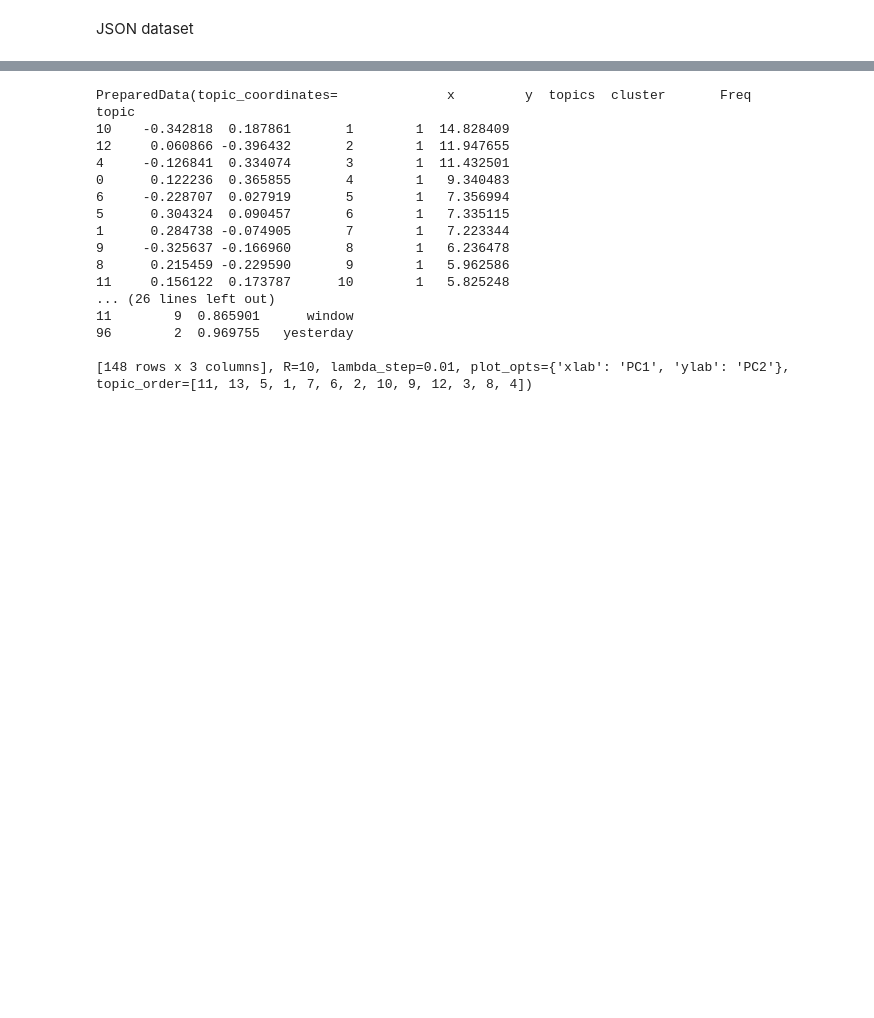
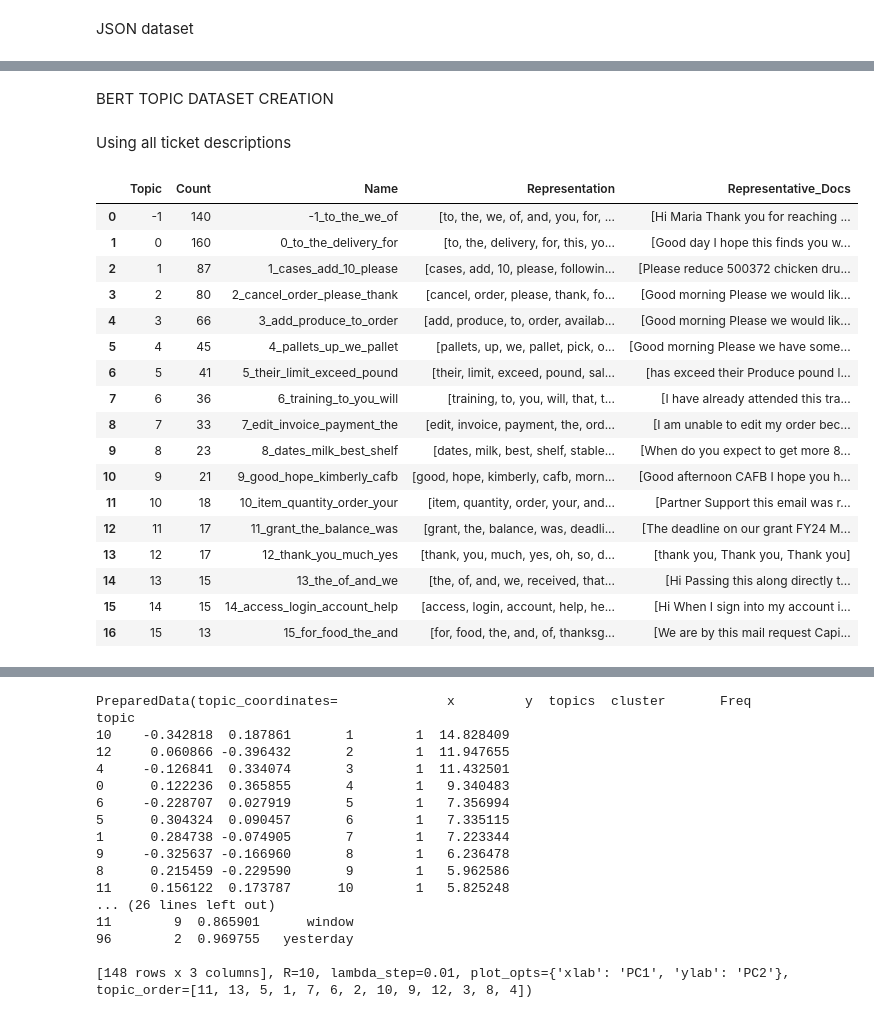
Before and after one commit to AliFehmi/FOODTICKETAI, a Jupyter notebook: model.ipynb, the cells around one changed output, grey strips where cells are left out. Drawn from its saved outputs; the diff is of its cells as text; code cells hidden in the pictures; blank space fills up the shorter version.

Commit message:
Added Bertopic model

```diff
--- a/model.ipynb
+++ b/model.ipynb
@@ -113,11 +35,0 @@ Delivery / Pickup -> Return - Not Ordered
-# %%
-# Extract values and collect unique ones using a set
-unique_categories = set()
-
-for item in data:
-    if "Custom field (Cause of issue)" in item:
-        unique_categories.add(item["Custom field (Cause of issue)"])
-
-# Print the unique values
-for value in unique_categories:
-    print(value)
@@ -228,0 +59,53 @@ lda_model = gensim.models.ldamodel.LdaModel(corpus=corpus,
+# %% [markdown]
+BERT TOPIC DATASET CREATION
+# %% [markdown]
+Using all ticket descriptions
+# %%
+import re
+from nltk.tokenize import word_tokenize
+data = load_data("data_case2-1.json")
+def clean_for_bertopic(text):
+    # Remove email headers/footers and metadata
+    text = re.sub(r'On .* wrote:', '', text)
+    text = re.sub(r'(?i)Yvonne Brown.*?(Director)?', '', text)
+    text = re.sub(r'\*P\.*.*?\d{3}-\d{3}-\d{4}', '', text)
+    text = re.sub(r'Capital Area Food Bank.*', '', text)
+    text = re.sub(r'\|', '', text)
+    text = re.sub(r'\[.*?\]', '', text)
+    text = re.sub(r'https?://\S+', '', text)
+    text = re.sub(r'\s+', ' ', text).strip()
+    return text
+# %%
+from bertopic import BERTopic
+# Step 2: Fit BERTopic
+data_all_desc = [item for item in data if isinstance(item.get("Description"), str)]
+docs_all_descriptions = [clean_for_bertopic(ticket["Description"]) for ticket in data_all_desc]
+
+docs_descriptions = [remove_tags(text) for text in docs_all_descriptions]
+
+
+
+
+topic_model_all_descriptions = BERTopic(embedding_model="all-MiniLM-L6-v2")
+topics_all_descriptions, probs_all_descriptions = topic_model_all_descriptions.fit_transform(docs_descriptions)
+# %%
+topic_model_all_descriptions.get_topic_info()
+# %% [output]
+|  | Topic | Count | Name | Representation | Representative_Docs |
+| 0 | -1 | 140 | -1_to_the_we_of | [to, the, we, of, and, you, for, ... | [Hi Maria Thank you for reaching ... |
+| 1 | 0 | 160 | 0_to_the_delivery_for | [to, the, delivery, for, this, yo... | [Good day I hope this finds you w... |
+| 2 | 1 | 87 | 1_cases_add_10_please | [cases, add, 10, please, followin... | [Please reduce 500372 chicken dru... |
+| 3 | 2 | 80 | 2_cancel_order_please_thank | [cancel, order, please, thank, fo... | [Good morning Please we would lik... |
+| 4 | 3 | 66 | 3_add_produce_to_order | [add, produce, to, order, availab... | [Good morning Please we would lik... |
+| 5 | 4 | 45 | 4_pallets_up_we_pallet | [pallets, up, we, pallet, pick, o... | [Good morning Please we have some... |
+| 6 | 5 | 41 | 5_their_limit_exceed_pound | [their, limit, exceed, pound, sal... | [has exceed their Produce pound l... |
+| 7 | 6 | 36 | 6_training_to_you_will | [training, to, you, will, that, t... | [I have already attended this tra... |
+| 8 | 7 | 33 | 7_edit_invoice_payment_the | [edit, invoice, payment, the, ord... | [I am unable to edit my order bec... |
+| 9 | 8 | 23 | 8_dates_milk_best_shelf | [dates, milk, best, shelf, stable... | [When do you expect to get more 8... |
+| 10 | 9 | 21 | 9_good_hope_kimberly_cafb | [good, hope, kimberly, cafb, morn... | [Good afternoon CAFB I hope you h... |
+| 11 | 10 | 18 | 10_item_quantity_order_your | [item, quantity, order, your, and... | [Partner Support this email was r... |
+| 12 | 11 | 17 | 11_grant_the_balance_was | [grant, the, balance, was, deadli... | [The deadline on our grant FY24 M... |
+| 13 | 12 | 17 | 12_thank_you_much_yes | [thank, you, much, yes, oh, so, d... | [thank you, Thank you, Thank you] |
+| 14 | 13 | 15 | 13_the_of_and_we | [the, of, and, we, received, that... | [Hi Passing this along directly t... |
+| 15 | 14 | 15 | 14_access_login_account_help | [access, login, account, help, he... | [Hi When I sign into my account i... |
+| 16 | 15 | 13 | 15_for_food_the_and | [for, food, the, and, of, thanksg... | [We are by this mail request Capi... |
```
Also changed, not shown: parts of 31 cells of this notebook.
